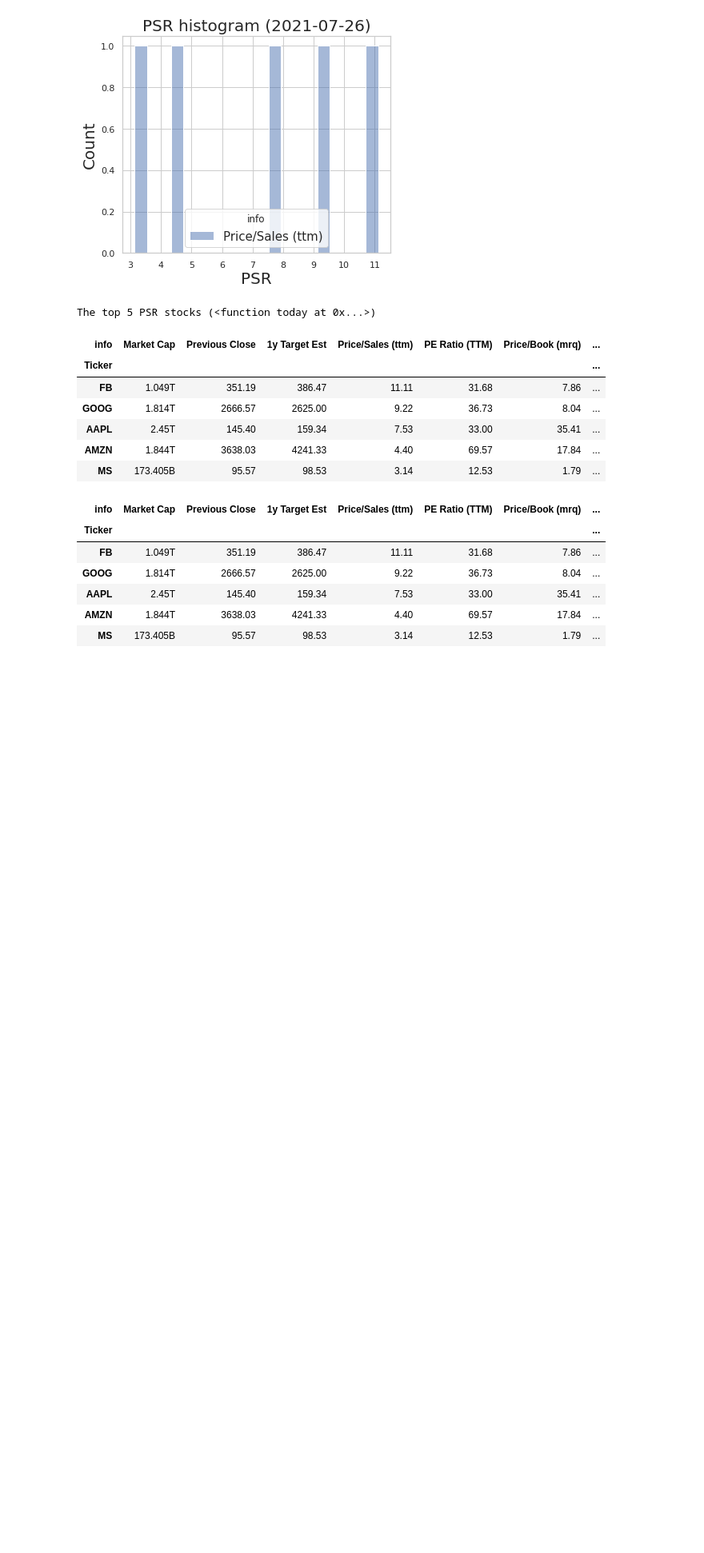
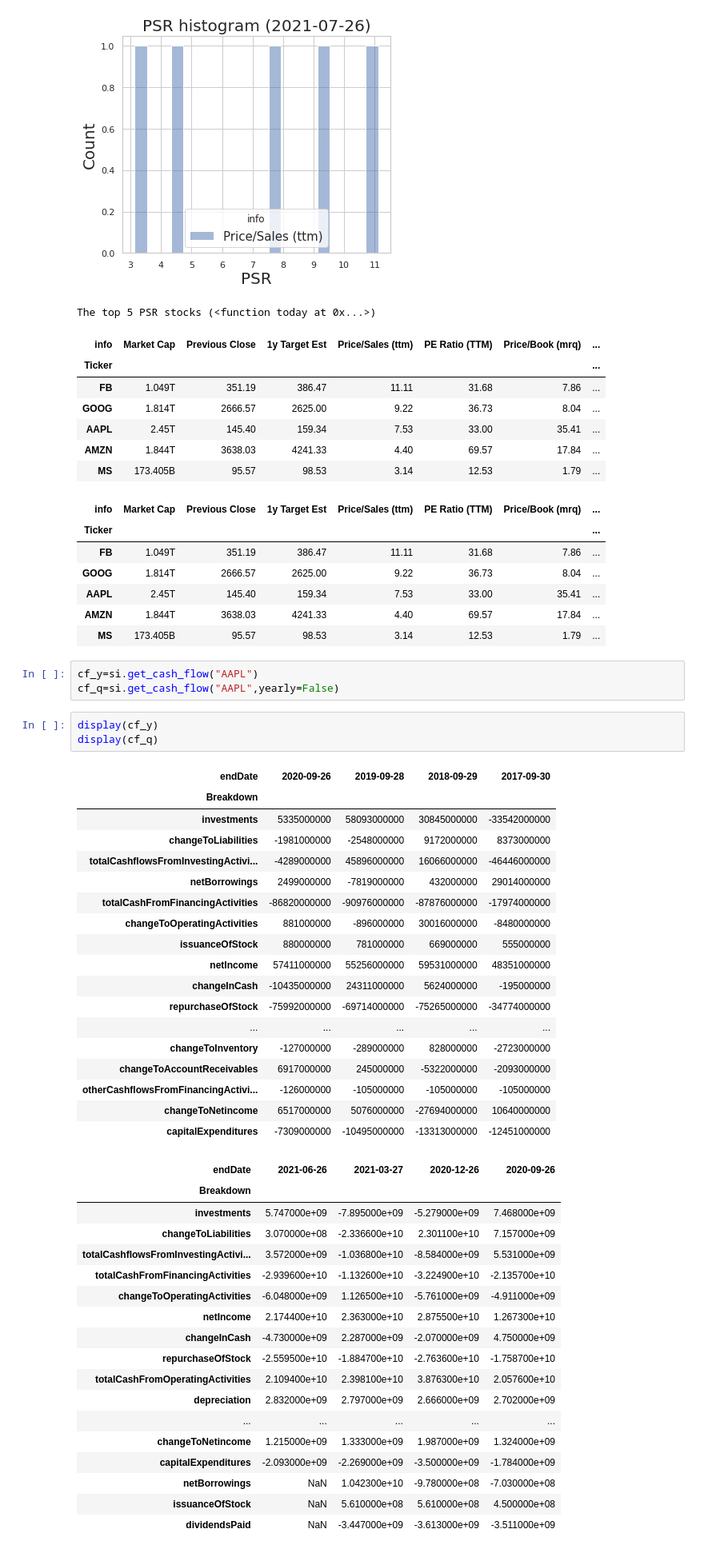
Before and after one commit to jnishii/stock-analysis, a Jupyter notebook: yahoo_fin/Tutorial.ipynb, the cells around one changed output. Shown at 80% size. Cells and saved outputs as stored; diff of their text form; blank space fills up the shorter version.

Commit message:
added test of si.get_cash_flow and si.get_balance_sheet

```diff
--- a/yahoo_fin/Tutorial.ipynb
+++ b/yahoo_fin/Tutorial.ipynb
@@ -217,3 +217,46 @@ The top 5 PSR stocks (<function today at 0x...>)
 | AAPL | 2.45T | 145.40 | 159.34 | 7.53 | 33.00 | 35.41 | ... |
 | AMZN | 1.844T | 3638.03 | 4241.33 | 4.40 | 69.57 | 17.84 | ... |
 | MS | 173.405B | 95.57 | 98.53 | 3.14 | 12.53 | 1.79 | ... |
+# %%
+cf_y=si.get_cash_flow("AAPL")
+cf_q=si.get_cash_flow("AAPL",yearly=False)
+# %%
+display(cf_y)
+display(cf_q)
+# %% [output]
+| endDate | 2020-09-26 | 2019-09-28 | 2018-09-29 | 2017-09-30 |
+| Breakdown |  |  |  |  |
+| investments | 5335000000 | 58093000000 | 30845000000 | -33542000000 |
+| changeToLiabilities | -1981000000 | -2548000000 | 9172000000 | 8373000000 |
+| totalCashflowsFromInvestingActivi... | -4289000000 | 45896000000 | 16066000000 | -46446000000 |
+| netBorrowings | 2499000000 | -7819000000 | 432000000 | 29014000000 |
+| totalCashFromFinancingActivities | -86820000000 | -90976000000 | -87876000000 | -17974000000 |
+| changeToOperatingActivities | 881000000 | -896000000 | 30016000000 | -8480000000 |
+| issuanceOfStock | 880000000 | 781000000 | 669000000 | 555000000 |
+| netIncome | 57411000000 | 55256000000 | 59531000000 | 48351000000 |
+| changeInCash | -10435000000 | 24311000000 | 5624000000 | -195000000 |
+| repurchaseOfStock | -75992000000 | -69714000000 | -75265000000 | -34774000000 |
+| ... | ... | ... | ... | ... |
+| changeToInventory | -127000000 | -289000000 | 828000000 | -2723000000 |
+| changeToAccountReceivables | 6917000000 | 245000000 | -5322000000 | -2093000000 |
+| otherCashflowsFromFinancingActivi... | -126000000 | -105000000 | -105000000 | -105000000 |
+| changeToNetincome | 6517000000 | 5076000000 | -27694000000 | 10640000000 |
+| capitalExpenditures | -7309000000 | -10495000000 | -13313000000 | -12451000000 |
+| endDate | 2021-06-26 | 2021-03-27 | 2020-12-26 | 2020-09-26 |
+| Breakdown |  |  |  |  |
+| investments | 5.747000e+09 | -7.895000e+09 | -5.279000e+09 | 7.468000e+09 |
+| changeToLiabilities | 3.070000e+08 | -2.336600e+10 | 2.301100e+10 | 7.157000e+09 |
+| totalCashflowsFromInvestingActivi... | 3.572000e+09 | -1.036800e+10 | -8.584000e+09 | 5.531000e+09 |
+| totalCashFromFinancingActivities | -2.939600e+10 | -1.132600e+10 | -3.224900e+10 | -2.135700e+10 |
+| changeToOperatingActivities | -6.048000e+09 | 1.126500e+10 | -5.761000e+09 | -4.911000e+09 |
+| netIncome | 2.174400e+10 | 2.363000e+10 | 2.875500e+10 | 1.267300e+10 |
+| changeInCash | -4.730000e+09 | 2.287000e+09 | -2.070000e+09 | 4.750000e+09 |
+| repurchaseOfStock | -2.559500e+10 | -1.884700e+10 | -2.763600e+10 | -1.758700e+10 |
+| totalCashFromOperatingActivities | 2.109400e+10 | 2.398100e+10 | 3.876300e+10 | 2.057600e+10 |
+| depreciation | 2.832000e+09 | 2.797000e+09 | 2.666000e+09 | 2.702000e+09 |
+| ... | ... | ... | ... | ... |
+| changeToNetincome | 1.215000e+09 | 1.333000e+09 | 1.987000e+09 | 1.324000e+09 |
+| capitalExpenditures | -2.093000e+09 | -2.269000e+09 | -3.500000e+09 | -1.784000e+09 |
+| netBorrowings | NaN | 1.042300e+10 | -9.780000e+08 | -7.030000e+08 |
+| issuanceOfStock | NaN | 5.610000e+08 | 5.610000e+08 | 4.500000e+08 |
+| dividendsPaid | NaN | -3.447000e+09 | -3.613000e+09 | -3.511000e+09 |
```
Also changed, not shown: parts of 3 cells of this notebook.
